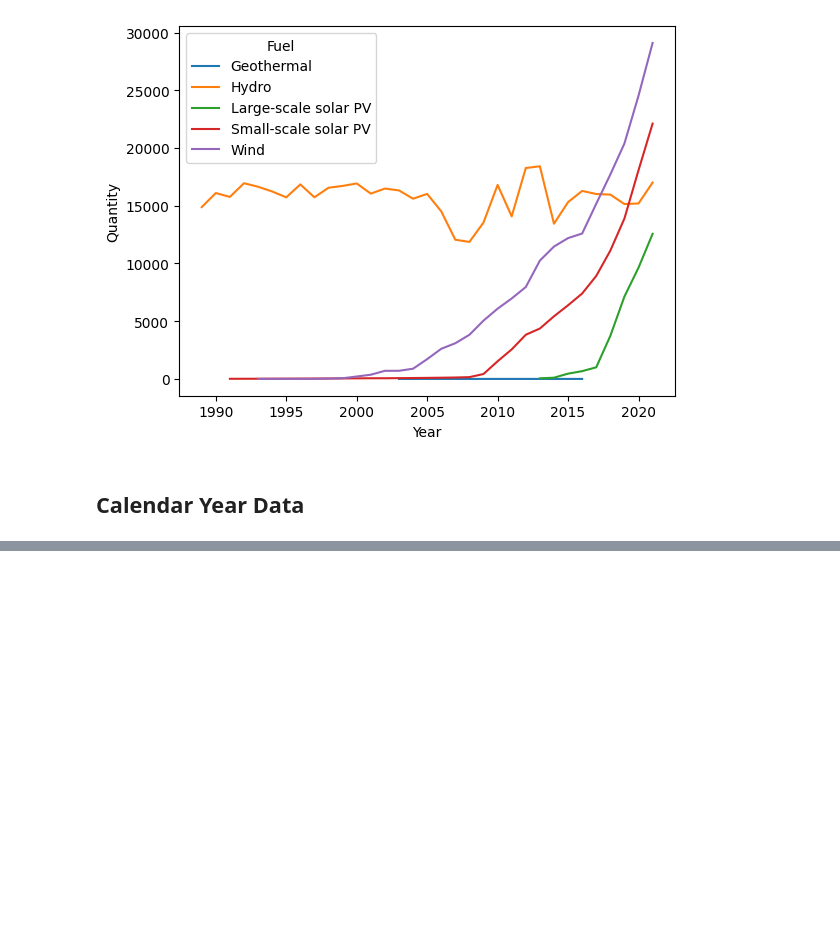
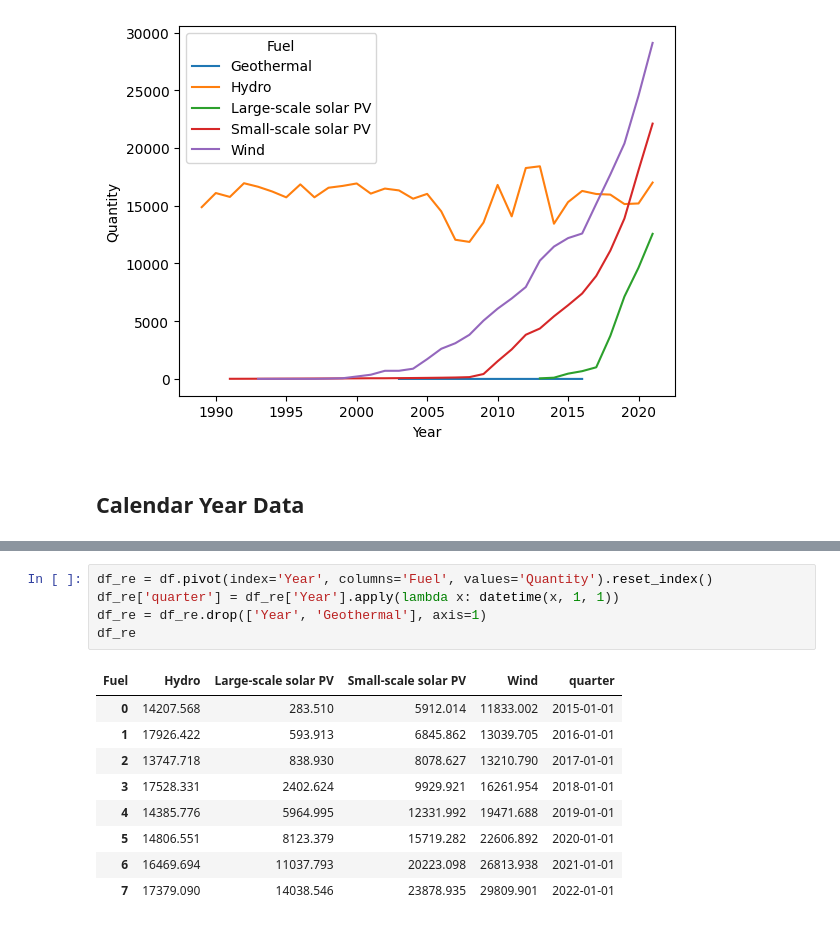
Before and after one commit to z5113296/ZZSC9020-Group-M, a Jupyter notebook: data_discovery/Solar.ipynb, the cells around one changed output, grey strips where cells are left out. Drawn from its saved outputs; the diff is of its cells as text; blank space fills up the shorter version.

```diff
--- a/data_discovery/Solar.ipynb
+++ b/data_discovery/Solar.ipynb
@@ -46,0 +70,15 @@ sns.lineplot(data=df, x='Year', y='Quantity', hue='Fuel')
+# %%
+df_re = df.pivot(index='Year', columns='Fuel', values='Quantity').reset_index()
+df_re['quarter'] = df_re['Year'].apply(lambda x: datetime(x, 1, 1))
+df_re = df_re.drop(['Year', 'Geothermal'], axis=1)
+df_re
+# %% [output]
+| Fuel | Hydro | Large-scale solar PV | Small-scale solar PV | Wind | quarter |
+| 0 | 14207.568 | 283.510 | 5912.014 | 11833.002 | 2015-01-01 |
+| 1 | 17926.422 | 593.913 | 6845.862 | 13039.705 | 2016-01-01 |
+| 2 | 13747.718 | 838.930 | 8078.627 | 13210.790 | 2017-01-01 |
+| 3 | 17528.331 | 2402.624 | 9929.921 | 16261.954 | 2018-01-01 |
+| 4 | 14385.776 | 5964.995 | 12331.992 | 19471.688 | 2019-01-01 |
+| 5 | 14806.551 | 8123.379 | 15719.282 | 22606.892 | 2020-01-01 |
+| 6 | 16469.694 | 11037.793 | 20223.098 | 26813.938 | 2021-01-01 |
+| 7 | 17379.090 | 14038.546 | 23878.935 | 29809.901 | 2022-01-01 |
```
Also changed, not shown: parts of 5 cells of this notebook, 1 other file.
